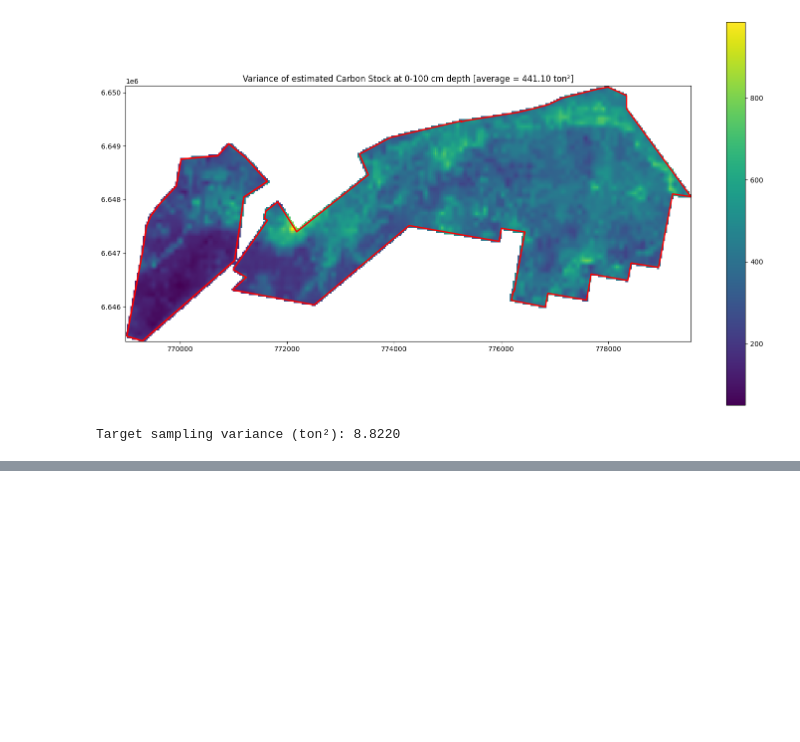
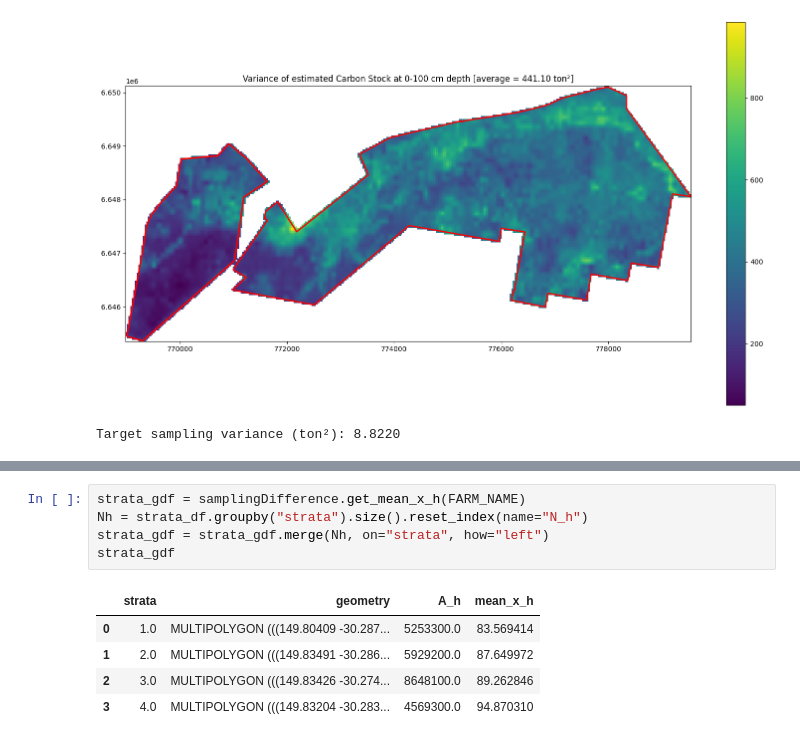
Before and after one commit to marliana-widyastuti2/carbonApp, a Jupyter notebook: reapp.ipynb, the cells around one changed output, grey strips where cells are left out. Drawn from its saved outputs; the diff is of its cells as text; blank space fills up the shorter version.

```diff
--- a/reapp.ipynb
+++ b/reapp.ipynb
@@ -434,0 +513,11 @@ print("\nNote: Coordinates are EPSG:32755 (WGS 84 / UTM zone 55S), units in mete
+# %%
+strata_gdf = samplingDifference.get_mean_x_h(FARM_NAME)
+Nh = strata_df.groupby("strata").size().reset_index(name="N_h")
+strata_gdf = strata_gdf.merge(Nh, on="strata", how="left")
+strata_gdf
+# %% [output]
+|  | strata | geometry | A_h | mean_x_h |
+| 0 | 1.0 | MULTIPOLYGON (((149.80409 -30.287... | 5253300.0 | 83.569414 |
+| 1 | 2.0 | MULTIPOLYGON (((149.83491 -30.286... | 5929200.0 | 87.649972 |
+| 2 | 3.0 | MULTIPOLYGON (((149.83426 -30.274... | 8648100.0 | 89.262846 |
+| 3 | 4.0 | MULTIPOLYGON (((149.83204 -30.283... | 4569300.0 | 94.870310 |
```
Also changed, not shown: parts of 16 cells of this notebook, 2 other files.
